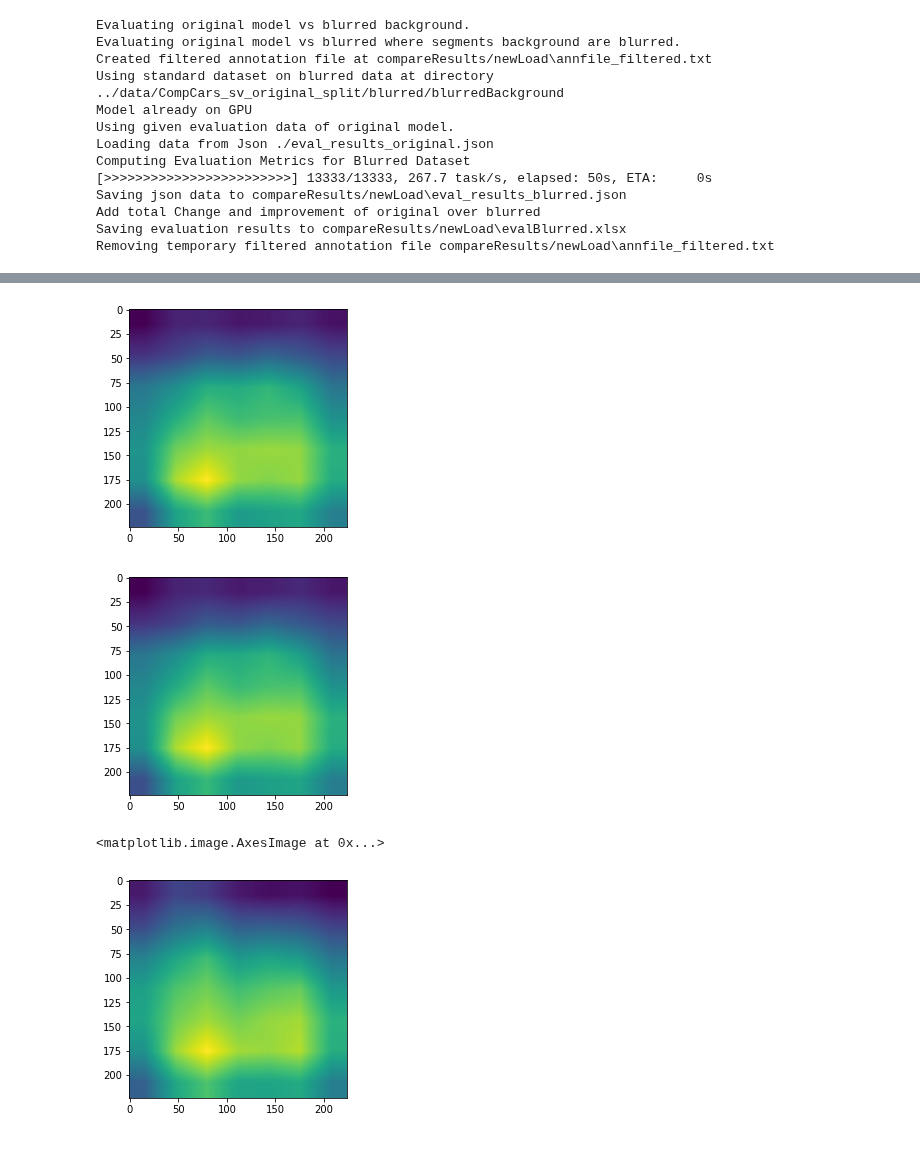
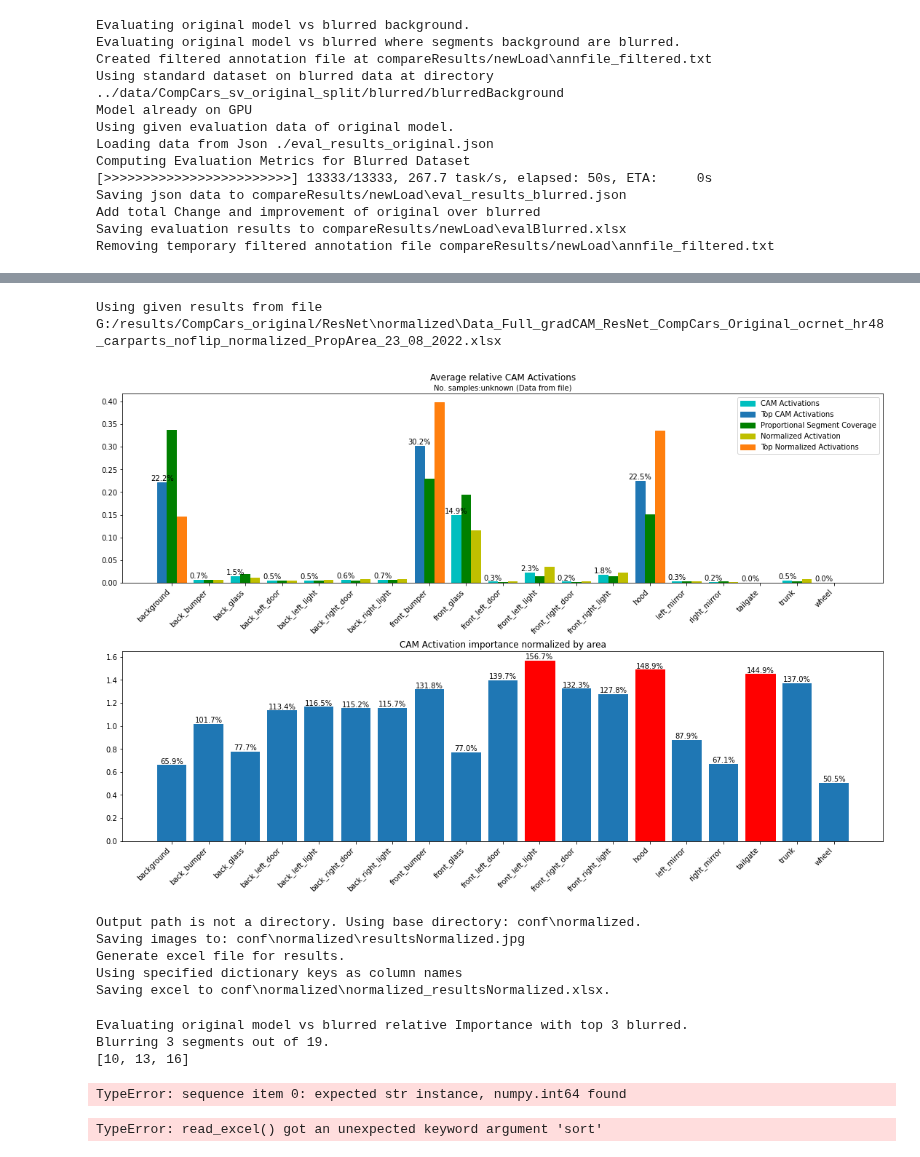
Before and after one commit to L1nusB/XAI-Vehicle-Classification, a Jupyter notebook: notebooks/Untitled.ipynb, the cells around one changed output, grey strips where cells are left out. Saved outputs shown, nothing was run; the diff lists cells and outputs as text; code cells hidden in the pictures.

```diff
--- a/notebooks/Untitled.ipynb
+++ b/notebooks/Untitled.ipynb
@@ -154,11 +121,0 @@ with np.load('compare/load.npz') as l, np.load('compare/gen/resultsCAM.npz') as
-# %%
-plt.imshow(j)
-plt.show()
-plt.imshow(k)
-plt.show()
-plt.imshow(s)
-# %% [output]
-[figure, removed]
-[figure, removed]
-<matplotlib.image.AxesImage at 0x...>
-[figure, removed]
@@ -168 +122,29 @@ excelPathGradCamPlusPlus = os.path.join(dirResOG,'meanStdTotal', 'Data_Full_grad
+# %%
+resultsFile = os.path.join(dirResOG, 'normalized', 'Data_Full_gradCAM_ResNet_CompCars_Original_ocrnet_hr48_carparts_noflip_normalized_PropArea_23_08_2022.xlsx')
+generate_statistics.generate_statistic_prop_normalized(saveDir='conf',
+                                                       results_file=resultsFile)
+# %% [output]
+Using given results from file G:/results/CompCars_original/ResNet\normalized\Data_Full_gradCAM_ResNet_CompCars_Original_ocrnet_hr48_carparts_noflip_normalized_PropArea_23_08_2022.xlsx
+[figure, added]
+Output path is not a directory. Using base directory: conf\normalized.
+Saving images to: conf\normalized\resultsNormalized.jpg
+Generate excel file for results.
+Using specified dictionary keys as column names
+Saving excel to conf\normalized\normalized_resultsNormalized.xlsx.
+# %%
+resultsFile = os.path.join(dirResOG, 'normalized',
+                           'Data_Full_gradCAM_ResNet_CompCars_Original_ocrnet_hr48_carparts_noflip_normalized_PropArea_23_08_2022.xlsx')
+evaluate_effectiveness.evaluate_blurred_rel_importance(imgRoot=imgRootValOriginal, classifierConfig=configCAMResOG,
+                                                      classifierCheckpoint=checkpointCAMResOG, annfile=annfileValOriginal,
+                                                      segData=segDataPathNoScaleOG, importanceScoreFile=resultsFile,
+                                                      saveImgs=True)
+# %% [output]
+Evaluating original model vs blurred relative Importance with top 3 blurred.
+Blurring 3 segments out of 19.
+[10, 13, 16]
+TypeError: sequence item 0: expected str instance, numpy.int64 found
+# %%
+df = pandas.read_excel(resultsFile, 'RelativeCAMImportance', sort=True)
+# %% [output]
+TypeError: read_excel() got an unexpected keyword argument 'sort'
 # %%
```
Also changed, not shown: parts of 13 cells of this notebook, 3 other files.
